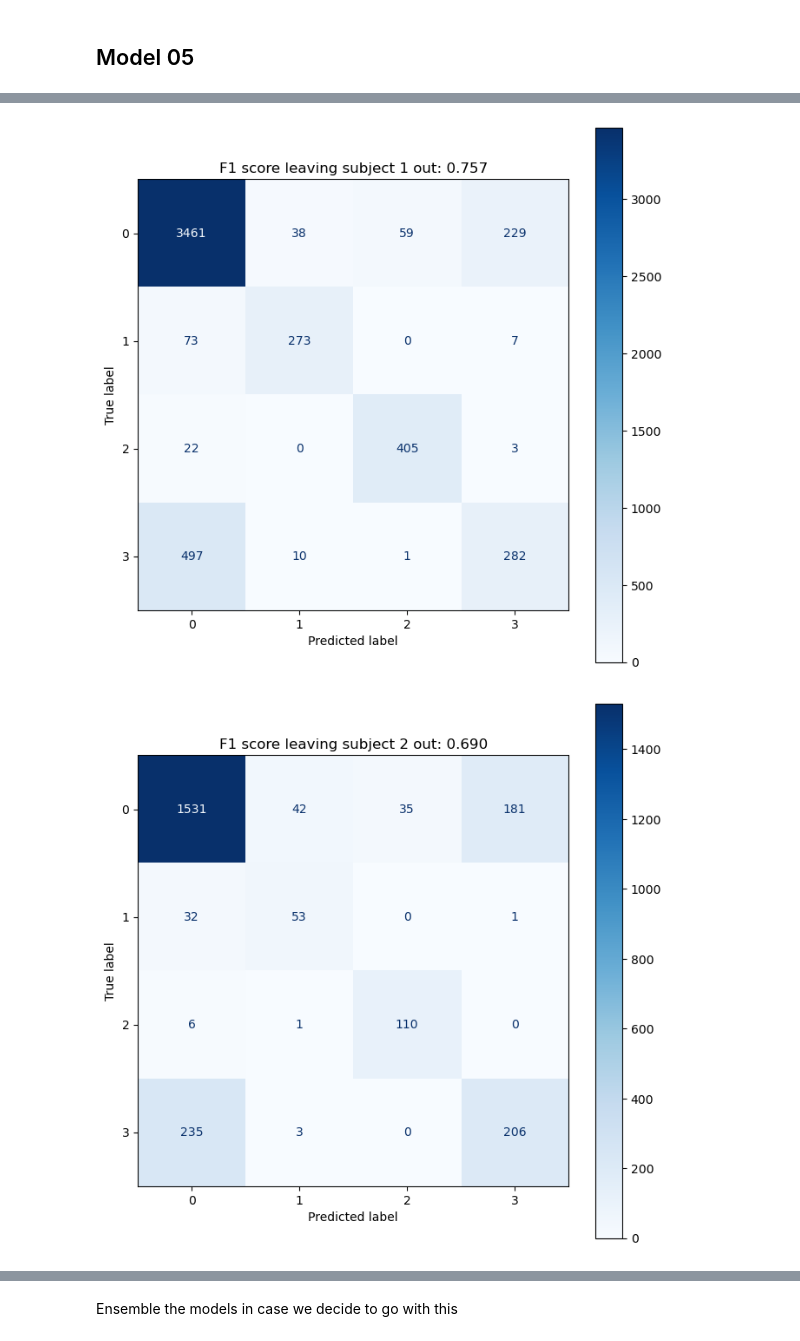
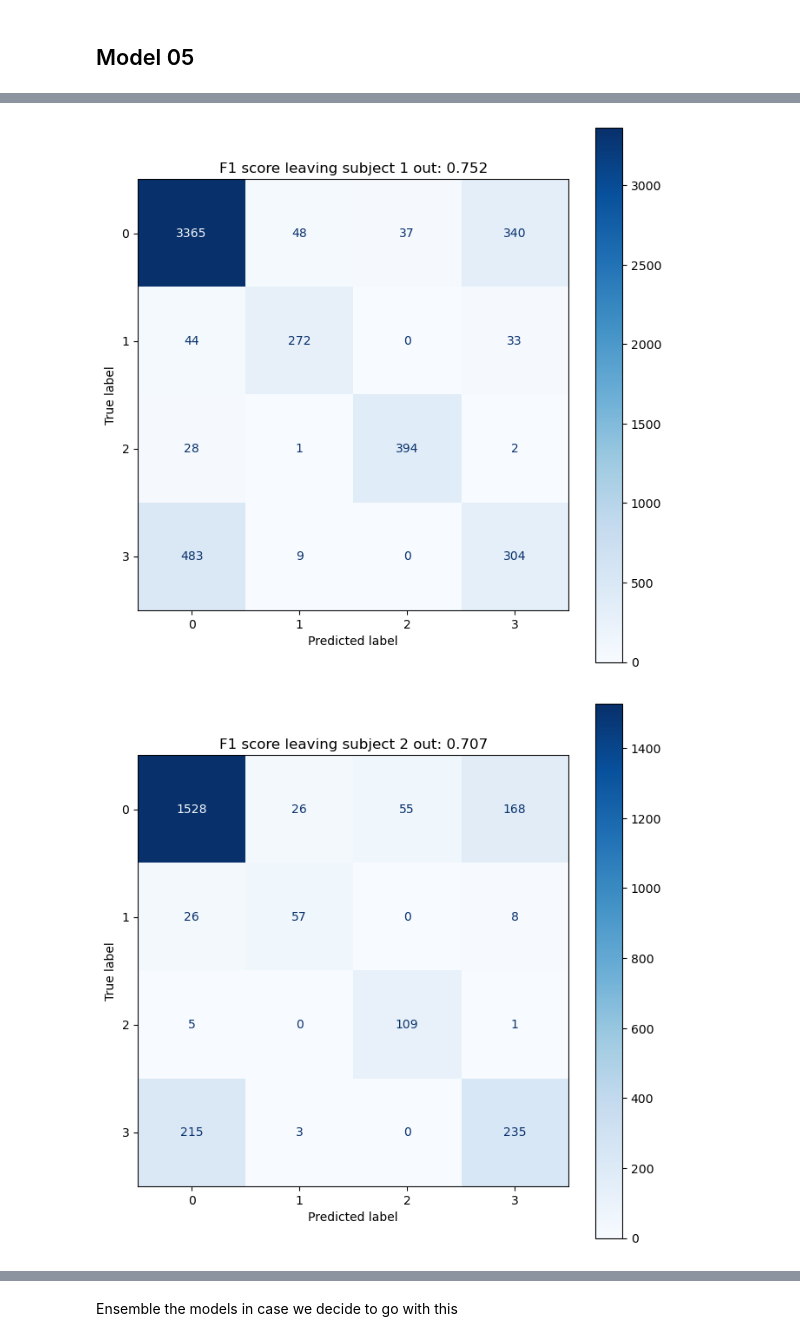
Before and after one commit to tomas19/ECE542_NCSU_projC, a Jupyter notebook: model06.ipynb, the cells around one changed output, grey strips where cells are left out. Cells and saved outputs as stored; diff of their text form; code cells hidden in the pictures.

Commit message:
fixed weights in cross entropy loss

```diff
--- a/model06.ipynb
+++ b/model06.ipynb
@@ -191,7 +203,7 @@ class Net(nn.Module):
 class NetWrapper:
   def __init__(self, epochs, lrate, dev, w):
     self.model = Net()
-    if w != None:
+    if w is not None:
       self.loss = nn.CrossEntropyLoss(w)
     else:
       self.loss = nn.CrossEntropyLoss()
@@ -260,9 +272,13 @@ device = torch.device("cuda" if torch.cuda.is_available() else "cpu")
 learning_rate = 1e-4
 
 for i in range(1, 9):
+
 # i = 6
     keyval = f'subject_{i}'
     df_val = dctSt[keyval]
+
+    dfsum_bal2 = dfsum_bal.drop([keyval], axis = 0)
+    weights_bal = torch.from_numpy((dfsum_bal2.sum()/dfsum_bal2.sum().sum()).values).to(torch.float32)
 
     df_tr = []
     for k in dctSt.keys():
@@ -280,7 +296,7 @@ for i in range(1, 9):
     Xtr_sc = scaler.fit_transform(Xtr.values)
     Xvl_sc = scaler.transform(Xvl.values)
 
-    net = NetWrapper(10_000, learning_rate, device, None)
+    net = NetWrapper(10_000, learning_rate, device, weights_bal.to(device))
     dfhist, minLoss, bestModel = net.fit(Xtr_sc, ytr.values, Xvl_sc, yvl.values)
 
     pred = net.predict(Xvl_sc).argmax(axis = 1)
@@ -310,2 +326,2 @@ Epoch 9000/10000. Training loss: 0.751 - Validation loss: 0.988
-[figure, old version]
+[figure, new version]
 [figure]
```
Also changed, not shown: parts of 2 cells of this notebook.
